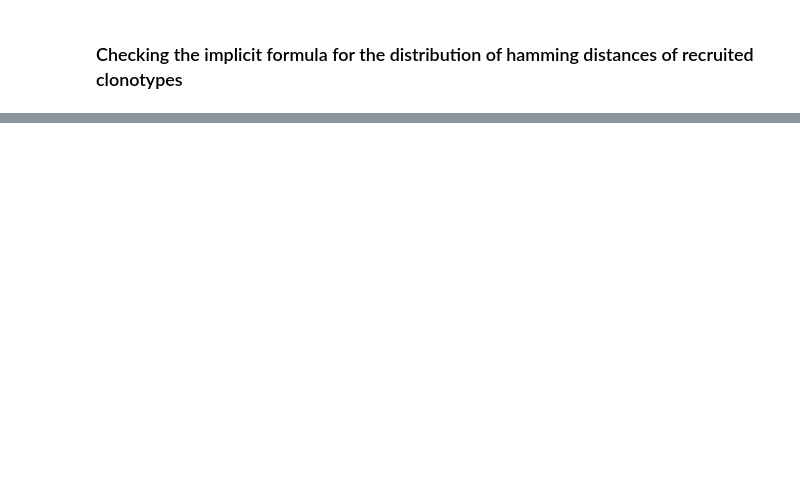
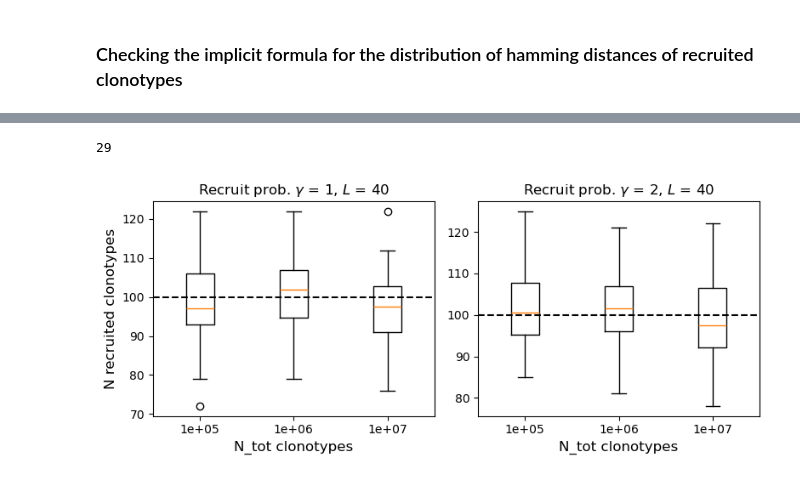
Before and after one commit to statbiophys/TT-inhibition, a Jupyter notebook: string_model_params_num.ipynb, the cells around one changed output, grey strips where cells are left out. Drawn from its saved outputs; the diff is of its cells as text; code cells hidden in the pictures; blank space fills up the shorter version.

```diff
--- a/string_model_params_num.ipynb
+++ b/string_model_params_num.ipynb
@@ -151,0 +158,69 @@ plt.savefig(f'plots/evo_model/test_h_recruit_num_L={L}.svg', facecolor='w')
+# %%
+
+def av_p_recr2(C0, C1, L):
+    s = np.sum([binom(L,H) * np.exp(-C0 * np.exp(C1 * H)) for H in range(L+1)])
+    return s*2**(-L)
+
+def w_pass2(H, C0, C1, L):
+    return binom(L,H) * np.exp(-C0 * np.exp(C1 * H))
+# %%
+L, N_tots = 40, np.array([10**5, 10**6, 10**7])
+N_recruit = 100
+R = 30
+
+C11, C12 = 1, 0.1
+C0s1 = [brentq(lambda x : av_p_recr2(x, C11, L) - N_recruit/N, 0.00001, 1) for N in N_tots]
+C0s2 = [brentq(lambda x : av_p_recr2(x, C12, L) - N_recruit/N, 0.001, 10) for N in N_tots]
+
+h_recruit_post1, h_recruit_post2 = [], []
+for r in range(R):
+
+    h_aux1, h_aux2 = [], []
+    for i, N_tot in enumerate(N_tots):
+
+        # Generating hamming distances
+        h_dists = st.binom(L, 0.5).rvs(N_tot)
+
+        # Computin probs
+        recruit_prob1 = np.exp(-C0s1[i] * np.exp(C11 * h_dists))
+        recruit_prob2 = np.exp(-C0s2[i] * np.exp(C12 * h_dists))
+
+        # Selecting the clonotypes according to their recruitment prob
+        unifs = np.random.rand(N_tot)
+        h_recruit1 = h_dists[unifs < recruit_prob1]
+        h_recruit2 = h_dists[unifs < recruit_prob2]
+
+        h_aux1.append(h_recruit1)
+        h_aux2.append(h_recruit2)
+
+    h_recruit_post1.append(h_aux1)
+    h_recruit_post2.append(h_aux2)
+    print(r, end='\r', flush=True)
+# %% [output]
+29
+# %%
+N_recruit_posts1, N_recruit_posts2 = [], []
+for i, N_tot in enumerate(N_tots):
+    N_recruit_posts1.append([len(hs[i]) for hs in h_recruit_post1])
+    N_recruit_posts2.append([len(hs[i]) for hs in h_recruit_post2])
+
+
+labels = ['%.g'%N for N in N_tots]
+
+fig, (ax1, ax2) = plt.subplots(1,2,figsize=(8,3.5))
+
+ax1.set_title(r'Recruit prob. $\gamma$ = 1, $L$ = %.i'%L)
+ax1.set_xlabel('N_tot clonotypes', fontsize=12)
+ax1.set_ylabel('N recruited clonotypes', fontsize=12)
+ax1.plot([0.5,3.5],[100,100], c='k', ls='--')
+bplot = ax1.boxplot(N_recruit_posts1, tick_labels=labels)
+
+ax2.set_title(r'Recruit prob. $\gamma$ = 2, $L$ = %.i'%L)
+ax2.set_xlabel('N_tot clonotypes', fontsize=12)
+#ax2.set_ylabel('N recruited clonotypes', fontsize=12)
+ax2.plot([0.5,3.5],[100,100], c='k', ls='--')
+bplot = ax2.boxplot(N_recruit_posts2, tick_labels=labels)
+
+plt.tight_layout()
+# %% [output]
+[figure, added]
```
Also changed, not shown: parts of 5 cells of this notebook, 51 other files.
